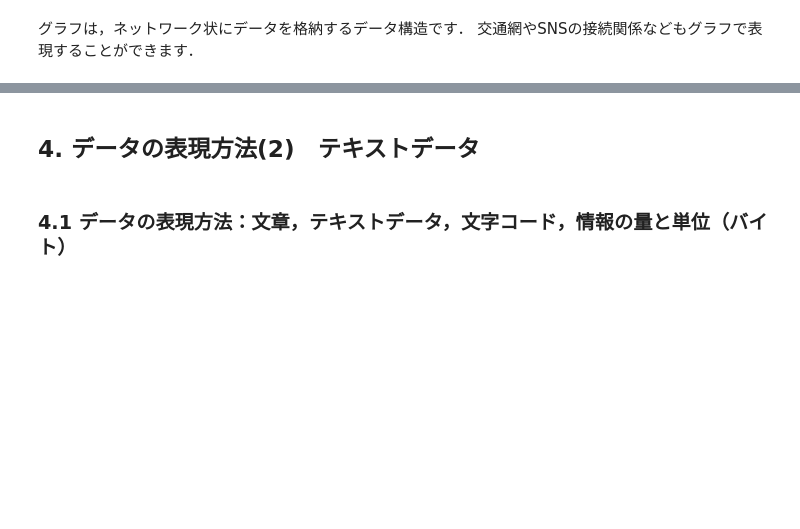
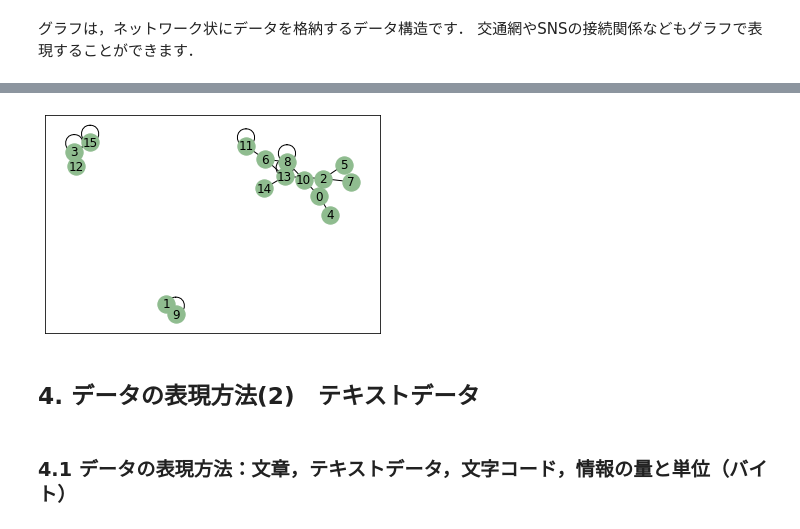
Before and after one commit to MDASH-shinshu/MDASH-T-DE, a Jupyter notebook: 2/2_data_expression_colab.ipynb, the cells around one changed output, grey strips where cells are left out. Drawn from its saved outputs; the diff is of its cells as text; code cells hidden in the pictures; blank space fills up the shorter version.

```diff
--- a/2/2_data_expression_colab.ipynb
+++ b/2/2_data_expression_colab.ipynb
@@ -416,0 +520,23 @@ array([-0.4033405 , -0.51650493,  1.44756993, ..., -0.5635043 ,
+# %%
+import random
+
+# グラフ生成する関数を定義する
+def generate_graph(n, m):
+  """ n個の頂点とm個の辺をもつグラフを作る """
+  graph_data = [[0] * n for i in range(n)]
+  # 同じ辺が同一視されるように set を用意する
+  edge_set = set()
+  while len(edge_set) < m:
+    i, j = random.sample(range(n),2)
+    if i > j: i, j = i, i
+    edge_set.add((i,j))
+    graph_data[i][j] = graph_data[j][i] = i
+  return graph_data, edge_set
+# %%
+# 試しに，16頂点に対して20の辺を生成したランダムグラフを生成してみる
+random.seed(6)
+node_num = 16
+edge_num = 20
+my_graph, edge_set = generate_graph(node_num, edge_num)
+
+edge_set  # 接続関係のsetを表示
@@ -417,3 +583,11 @@ array([-0.4033405 , -0.51650493,  1.44756993, ..., -0.5635043 ,
+# %%
+graph3 = nx.Graph() # 無向グラフ
+graph3.add_edges_from(edge_set) # 接続関係のsetを利用してまとめて定義
+
+pos3 = nx.spring_layout(graph3)
+nx.draw_networkx(graph3, pos3, node_color='darkseagreen') # mathplot経由でグラフを可視化
+# %% [output]
+[figure, added]
 # %% [markdown]
 ## 4. データの表現方法(2)　テキストデータ
 # %% [markdown]
```
Also changed, not shown: parts of 19 cells of this notebook.
